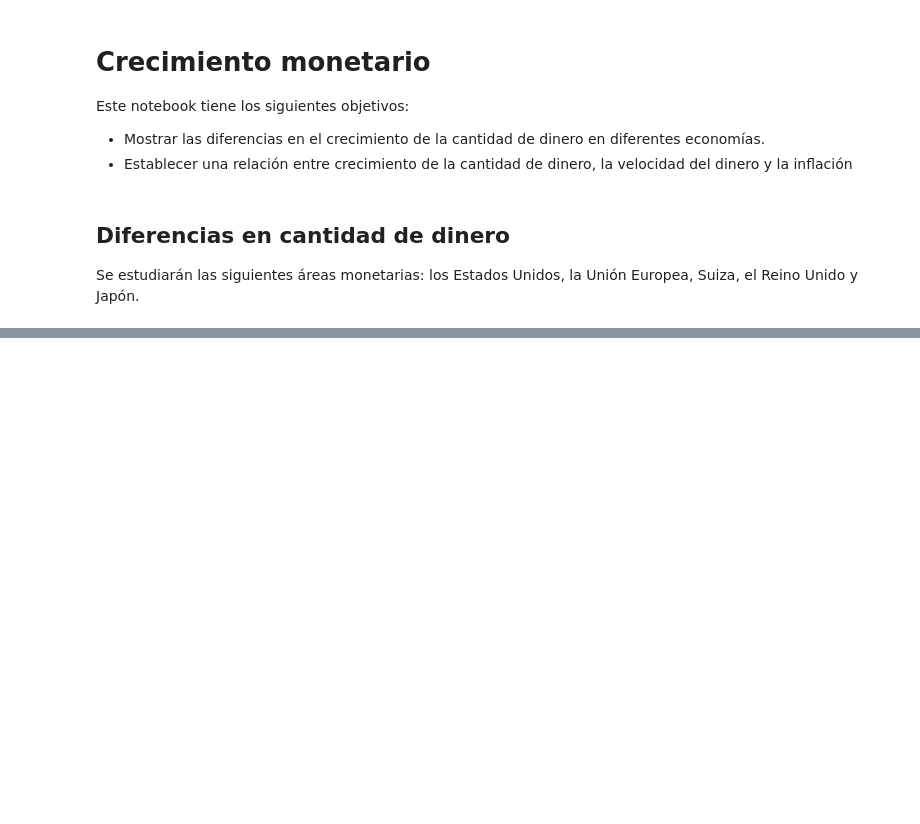
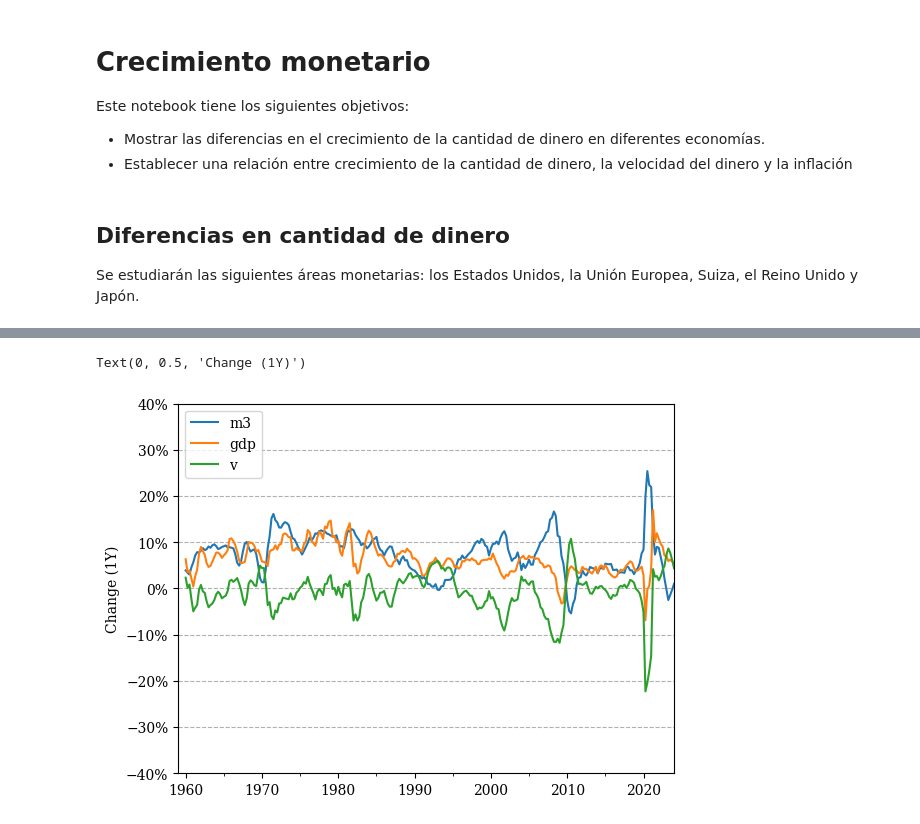
Before and after one commit to MiguelPuntoEs/money-growth, a Jupyter notebook: money-growth.ipynb, the cells around one changed output, grey strips where cells are left out. Saved outputs shown, nothing was run; the diff lists cells and outputs as text; code cells hidden in the pictures; blank space fills up the shorter version.

```diff
--- a/money-growth.ipynb
+++ b/money-growth.ipynb
@@ -43,0 +51,31 @@ ax.set_title('Monetary Aggregates Change for Different Monetary Areas');
+# %%
+from fredapi import Fred
+from dotenv import load_dotenv
+import os
+
+load_dotenv()
+
+fred = Fred(api_key=os.environ.get('FRED_API_KEY'))
+# %%
+# Monthly data
+df_us = pd.read_csv('data/m3-us.csv', sep=';', parse_dates=['Date'], index_col='Date')
+df_us['gdp'] = fred.get_series('GDP') # Quarterly data
+
+df_us.dropna(inplace=True) # Remove NaN
+df_us['v'] = df_us['gdp']/df_m3['M3']
+# %%
+import numpy as np
+
+fig, ax = plt.subplots()
+
+df_us[['m3', 'gdp', 'v']].pct_change(periods=4).plot(ax=ax, label='a')
+# ax.set_xlim(['2015', '2024'])
+ax.set_ylim([-.4,.4])
+
+ax.yaxis.set_major_formatter(mtick.PercentFormatter(1.0))
+ax.grid(which='major', axis='y', linestyle='--')  #  or bothdd
+ax.set_xlabel('')
+ax.set_ylabel('Change (1Y)')
+# %% [output]
+Text(0, 0.5, 'Change (1Y)')
+[figure, added]
```
Also changed, not shown: parts of 12 cells of this notebook, 2 other files.
